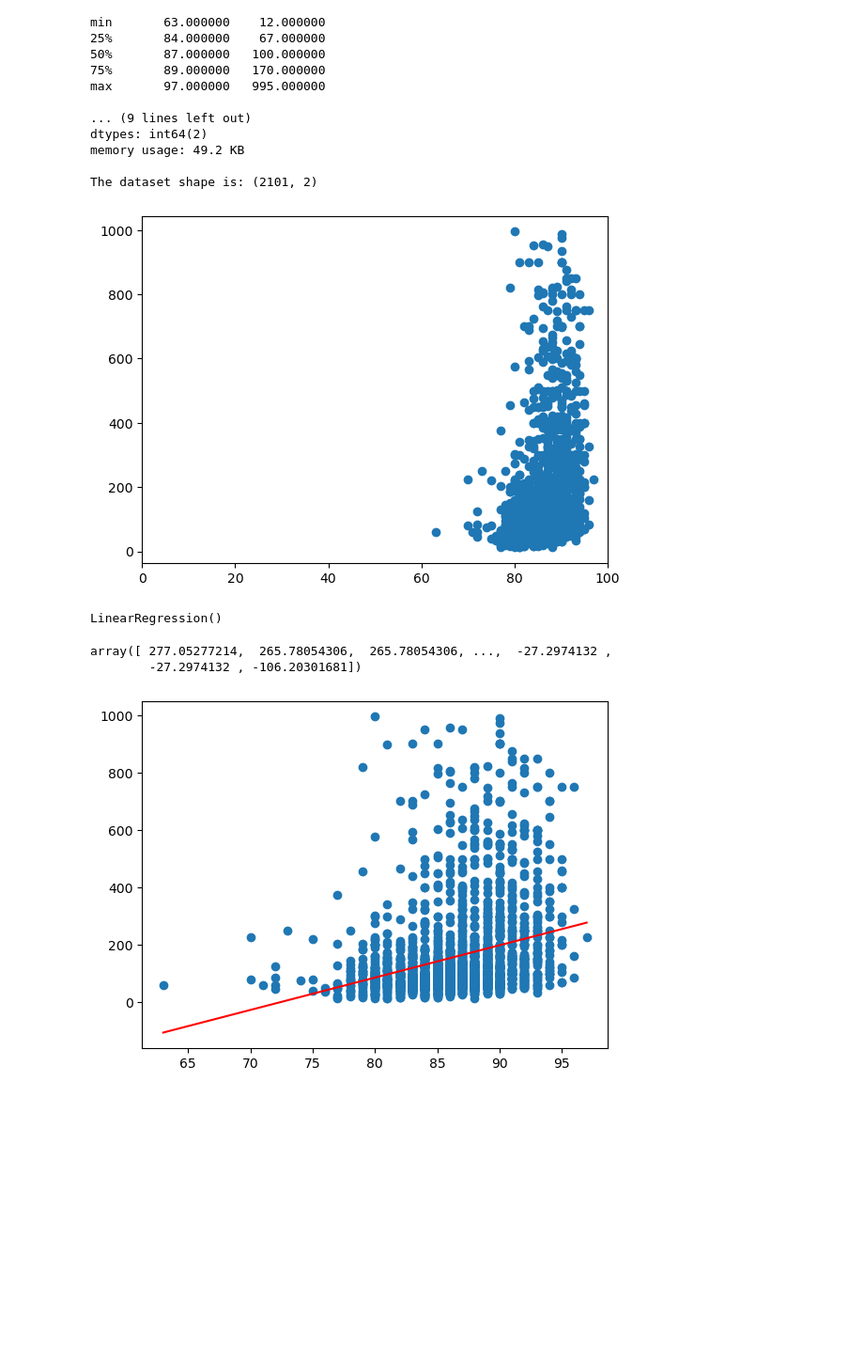
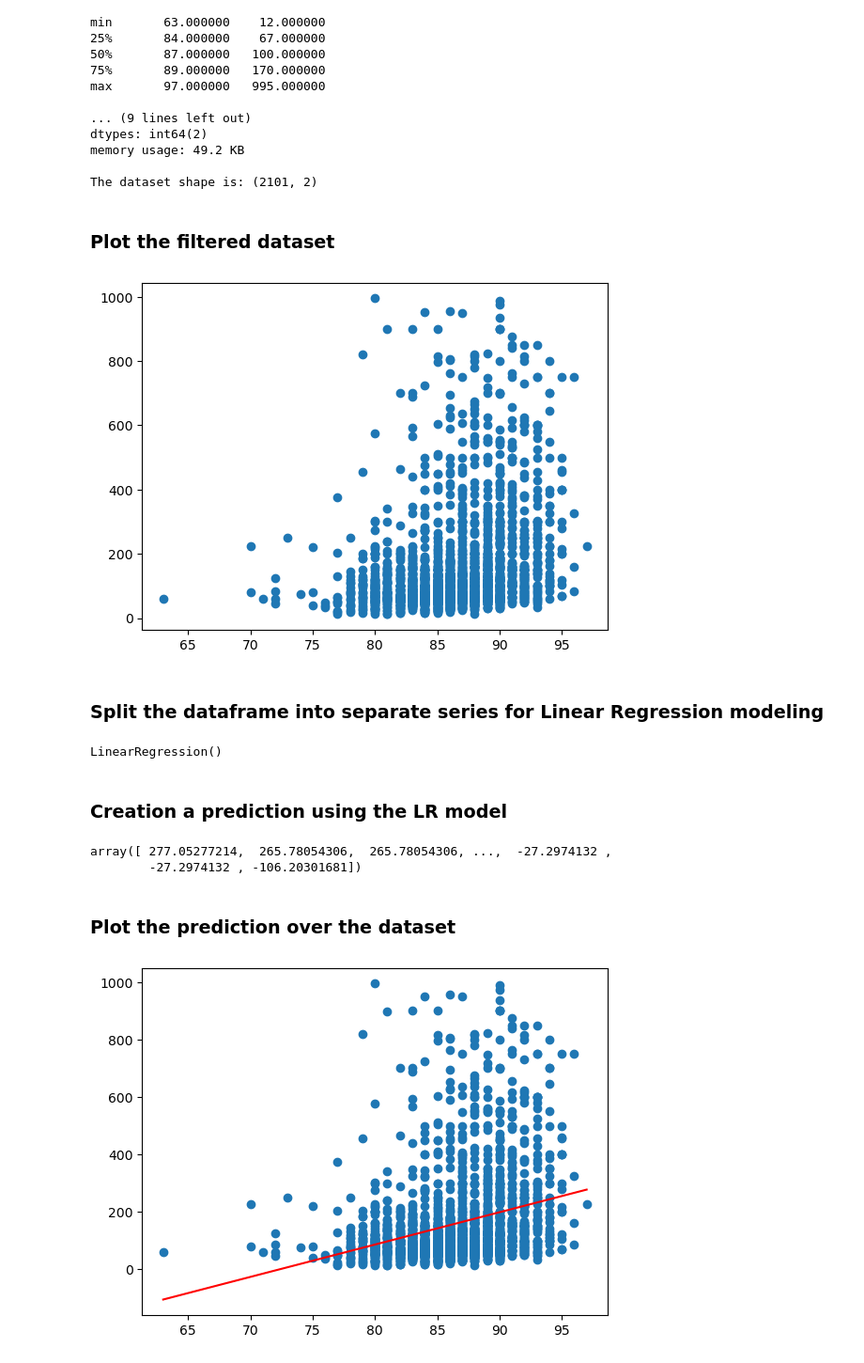
Before and after one commit to mcsadri/linear-regression, a Jupyter notebook: linear-regresssion.ipynb, the cells around one changed output. Shown: that part at 94% size. Drawn from its saved outputs; the diff is of its cells as text; code cells hidden in the pictures; blank space fills up the shorter version.

Commit message:
Kaggle Notebook | Linear Regresssion | Version 13

```diff
--- a/linear-regresssion.ipynb
+++ b/linear-regresssion.ipynb
@@ -147,12 +147,15 @@ dtypes: int64(2)
 memory usage: 49.2 KB
 
 The dataset shape is: (2101, 2)
+# %% [markdown]
+### Plot the filtered dataset
 # %%
 plt.scatter(df_1000['review.point'],df_1000['price'] )
-plt.xlim(0, 100)
 plt.show()
 # %% [output]
-[figure, old version]
+[figure, new version]
+# %% [markdown]
+### Split the dataframe into separate series for Linear Regression modeling
 # %%
 reviews = df_1000['review.point']
 reviews = reviews.values.reshape(-1, 1)
@@ -163,12 +165,16 @@ model = LinearRegression().fit(reviews, prices)
 model
 # %% [output]
 LinearRegression()
+# %% [markdown]
+### Creation a prediction using the LR model
 # %%
 prediction = model.predict(reviews)
 prediction
 # %% [output]
 array([ 277.05277214,  265.78054306,  265.78054306, ...,  -27.2974132 ,
         -27.2974132 , -106.20301681])
+# %% [markdown]
+### Plot the prediction over the dataset
 # %%
 plt.scatter(reviews, prices)
 plt.plot(reviews, prediction, color="red")
```
Also changed, not shown: parts of 13 cells of this notebook.
